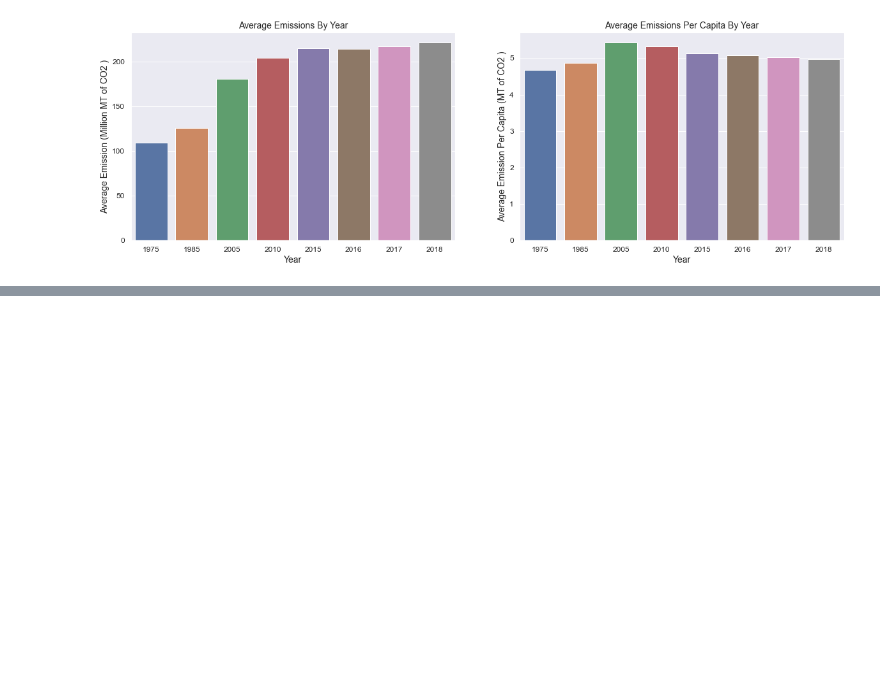
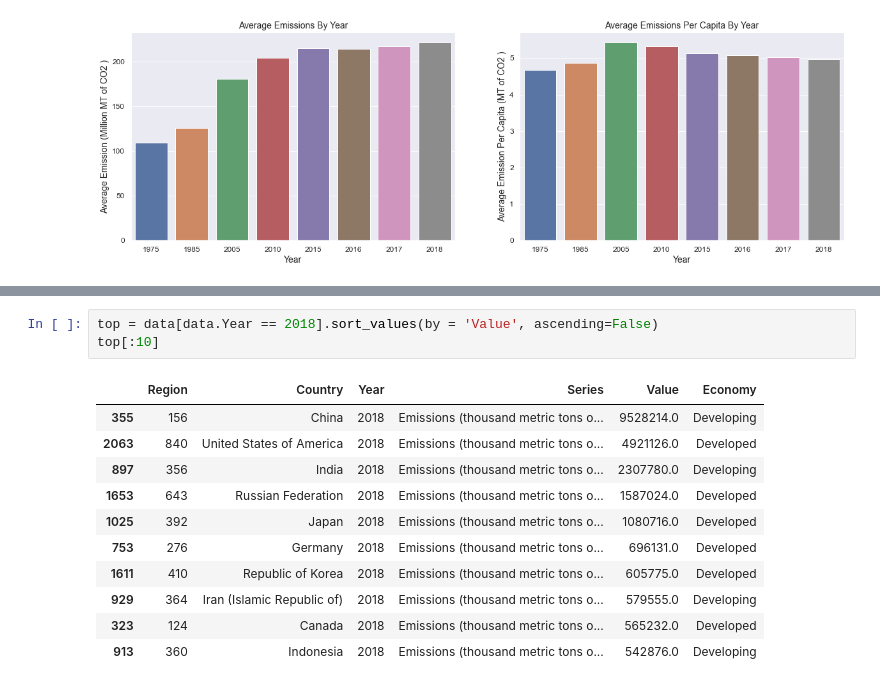
Before and after one commit to ajayrawatsap/MLTraining, a Jupyter notebook: co2_emission.ipynb, the cells around one changed output, grey strips where cells are left out. Drawn from its saved outputs; the diff is of its cells as text; blank space fills up the shorter version.

```diff
--- a/co2_emission.ipynb
+++ b/co2_emission.ipynb
@@ -179,0 +280,15 @@ data
+# %%
+top = data[data.Year == 2018].sort_values(by = 'Value', ascending=False)
+top[:10]
+# %% [output]
+|  | Region | Country | Year | Series | Value | Economy |
+| 355 | 156 | China | 2018 | Emissions (thousand metric tons o... | 9528214.0 | Developing |
+| 2063 | 840 | United States of America | 2018 | Emissions (thousand metric tons o... | 4921126.0 | Developed |
+| 897 | 356 | India | 2018 | Emissions (thousand metric tons o... | 2307780.0 | Developing |
+| 1653 | 643 | Russian Federation | 2018 | Emissions (thousand metric tons o... | 1587024.0 | Developed |
+| 1025 | 392 | Japan | 2018 | Emissions (thousand metric tons o... | 1080716.0 | Developed |
+| 753 | 276 | Germany | 2018 | Emissions (thousand metric tons o... | 696131.0 | Developed |
+| 1611 | 410 | Republic of Korea | 2018 | Emissions (thousand metric tons o... | 605775.0 | Developed |
+| 929 | 364 | Iran (Islamic Republic of) | 2018 | Emissions (thousand metric tons o... | 579555.0 | Developing |
+| 323 | 124 | Canada | 2018 | Emissions (thousand metric tons o... | 565232.0 | Developed |
+| 913 | 360 | Indonesia | 2018 | Emissions (thousand metric tons o... | 542876.0 | Developing |
```
Also changed, not shown: parts of 14 cells of this notebook.
